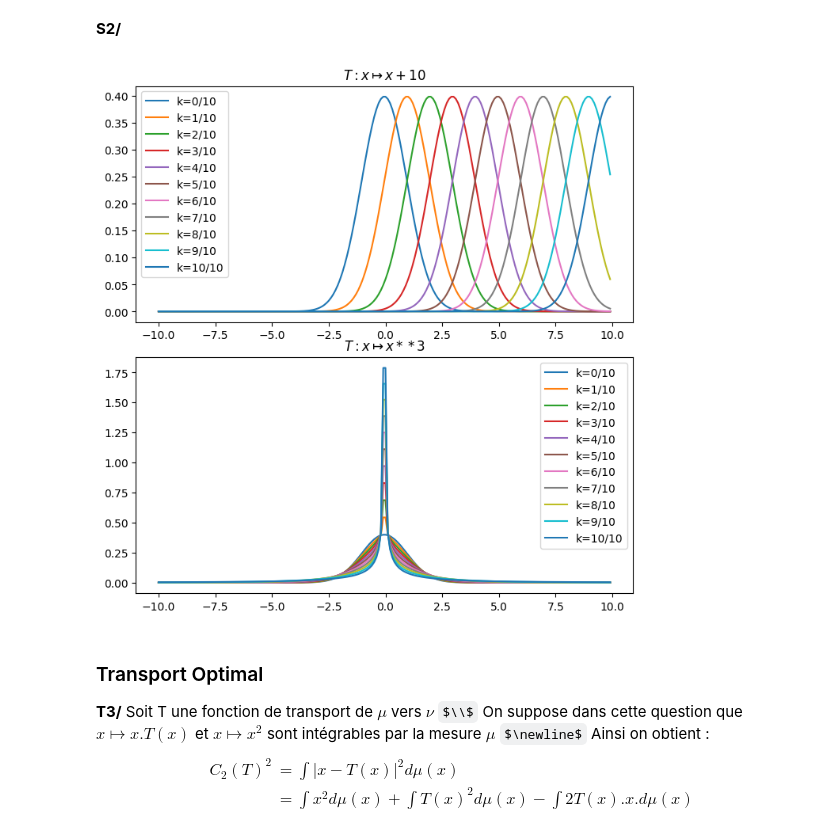
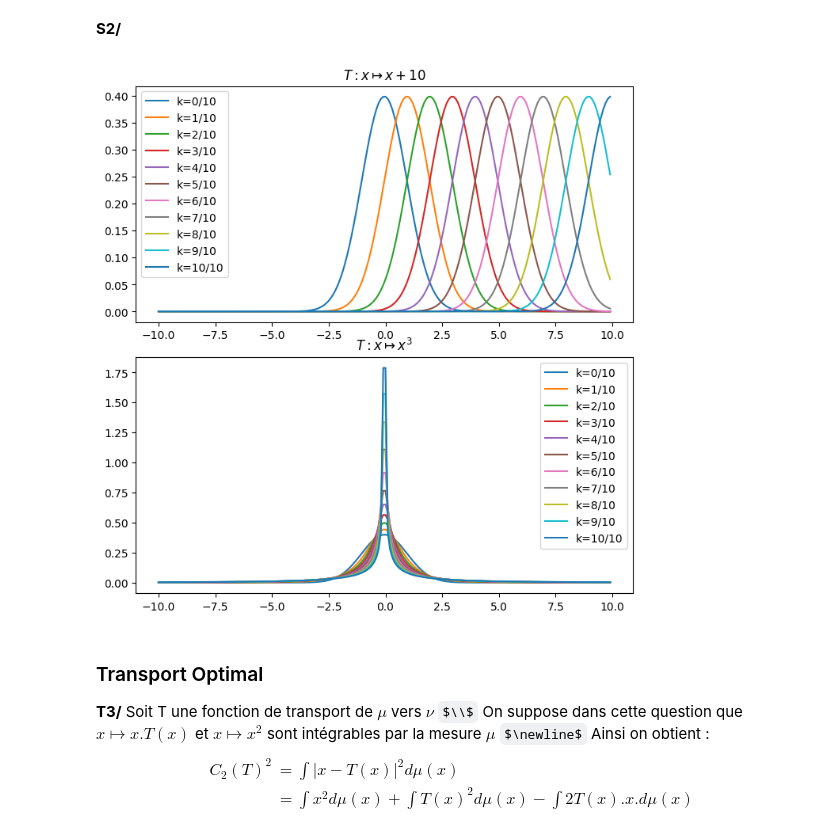
Before and after one commit to AI-ELka/Displacement_convexity_proj, a Jupyter notebook: Main.ipynb, the cells around one changed output. Cells and saved outputs as stored; diff of their text form; code cells hidden in the pictures; some formulas as TeX source.

```diff
--- a/Main.ipynb
+++ b/Main.ipynb
@@ -157,40 +157,49 @@ plt.show()
 # %%
 eps=0.1
 
 seg = np.arange(-10,10,eps)
 
 fig, (ax1,ax2) = plt.subplots(2,1,figsize=(7,7))
 fig.tight_layout()
 
-def fonctionInverse1(x):
-    return x-10
-def fonctionInverse2(x):
+def fonctionInverse1T(t,x):
+    return x-10*t
+def fonctionInverse2T(t,x):
+    if t==0:
+        return x
+    a=t
+    c=1-t
+    d=-x
+    first = rac3(-d/(2*a)+np.sqrt((-d/(2*a))**2+(c/(3*a))**3))
+    second = rac3(-d/(2*a)-np.sqrt((-d/(2*a))**2+(c/(3*a))**3))
+    return first + second
+def rac3(x):
     if(x<0):
         return -(-x)**(1/3)
     return x**(1/3)
 
 def mass(a,b,inv):
     a = inv(a)
     b = inv(b)
     return (sps.norm.cdf(b)-sps.norm.cdf(a))
 
 def Tt(x,t,T):
     return (1-t)*x+t*T(x)
 
 for k in range(0,11):
-    res = [mass(i,i+eps,lambda x:Tt(x,k/10,fonctionInverse1))/eps for i in seg]
+    res = [mass(i,i+eps,lambda x:fonctionInverse1T(k/10,x))/eps for i in seg]
     ax1.plot(seg,res,label="k="+str(k)+"/10")
 ax1.title.set_text("$T : x \mapsto x+10$")
 
 for k in range(0,11):
-    res = [mass(i,i+eps,lambda x:Tt(x,k/10,fonctionInverse2))/eps for i in seg]
+    res = [mass(i,i+eps,lambda x:fonctionInverse2T(k/10,x))/eps for i in seg]
     ax2.plot(seg,res,label="k="+str(k)+"/10")
-ax2.title.set_text("$T : x \mapsto x**3$")
+ax2.title.set_text("$T : x \mapsto x^3$")
 ax1.legend()
 ax2.legend()
 plt.show()
 # %% [output]
-[figure, old version]
+[figure, new version]
 # %% [markdown]
 ### Transport Optimal
 
```
Also changed, not shown: parts of 2 cells of this notebook.
